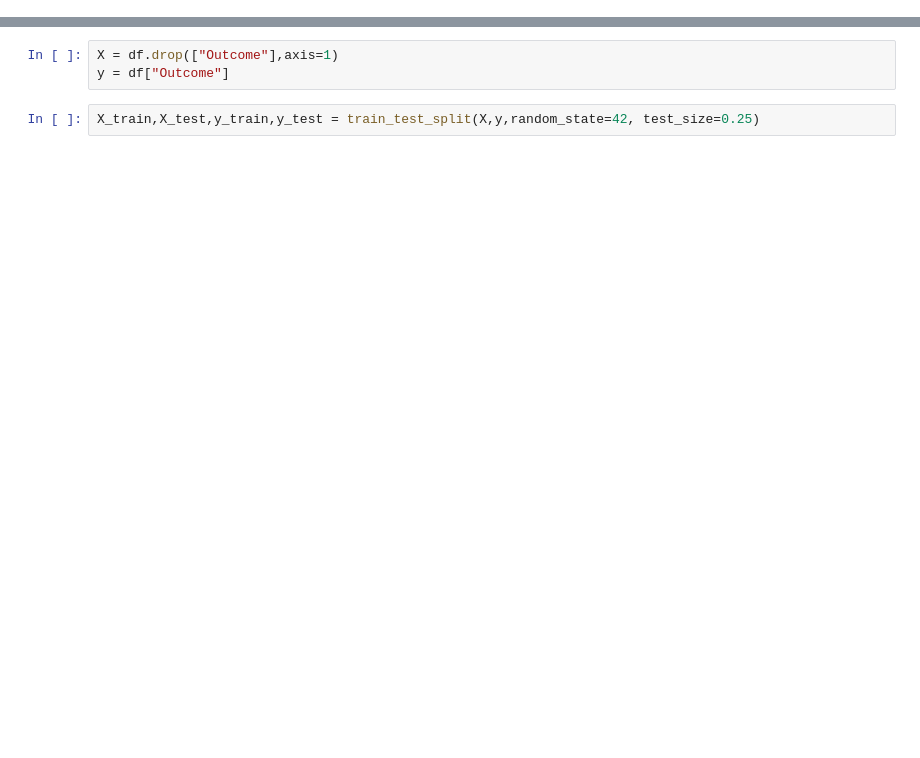
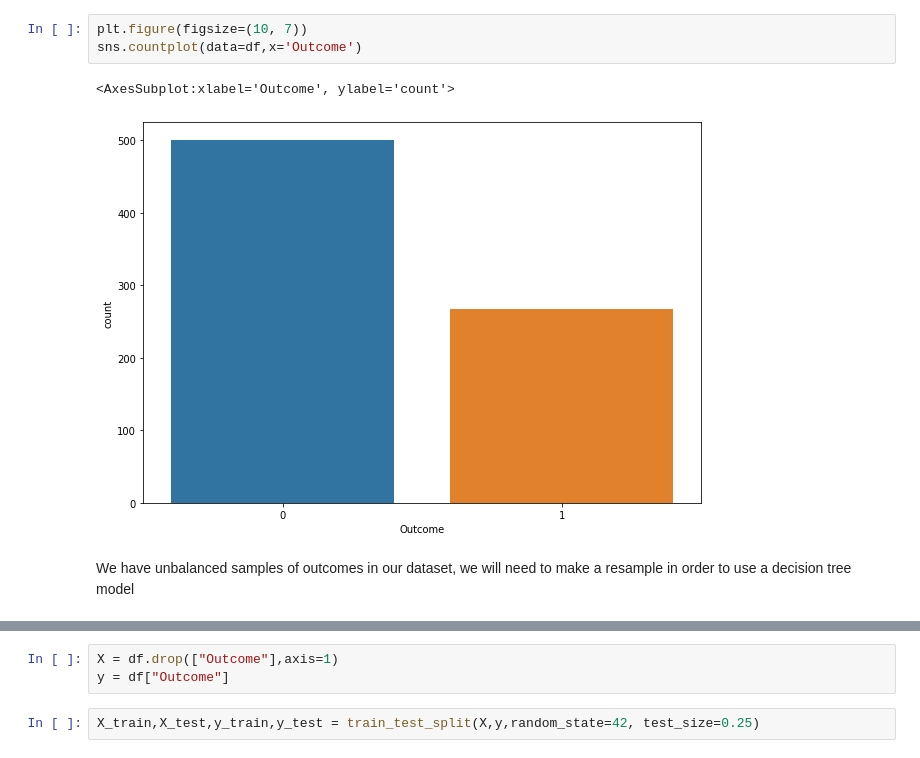
Before and after one commit to agusmelo/Decision-Tree-Project, a Jupyter notebook: src/explore.ipynb, the cells around one changed output, grey strips where cells are left out. Drawn from its saved outputs; the diff is of its cells as text; blank space fills up the shorter version.

```diff
--- a/src/explore.ipynb
+++ b/src/explore.ipynb
@@ -49,0 +36,8 @@ df.describe()
+# %%
+plt.figure(figsize=(10, 7))
+sns.countplot(data=df,x='Outcome')
+# %% [output]
+<AxesSubplot:xlabel='Outcome', ylabel='count'>
+[figure, added]
+# %% [markdown]
+We have unbalanced samples of outcomes in our dataset, we will need to make a resample in order to use a decision tree model
```
Also changed, not shown: parts of 28 cells of this notebook, 1 other file.
